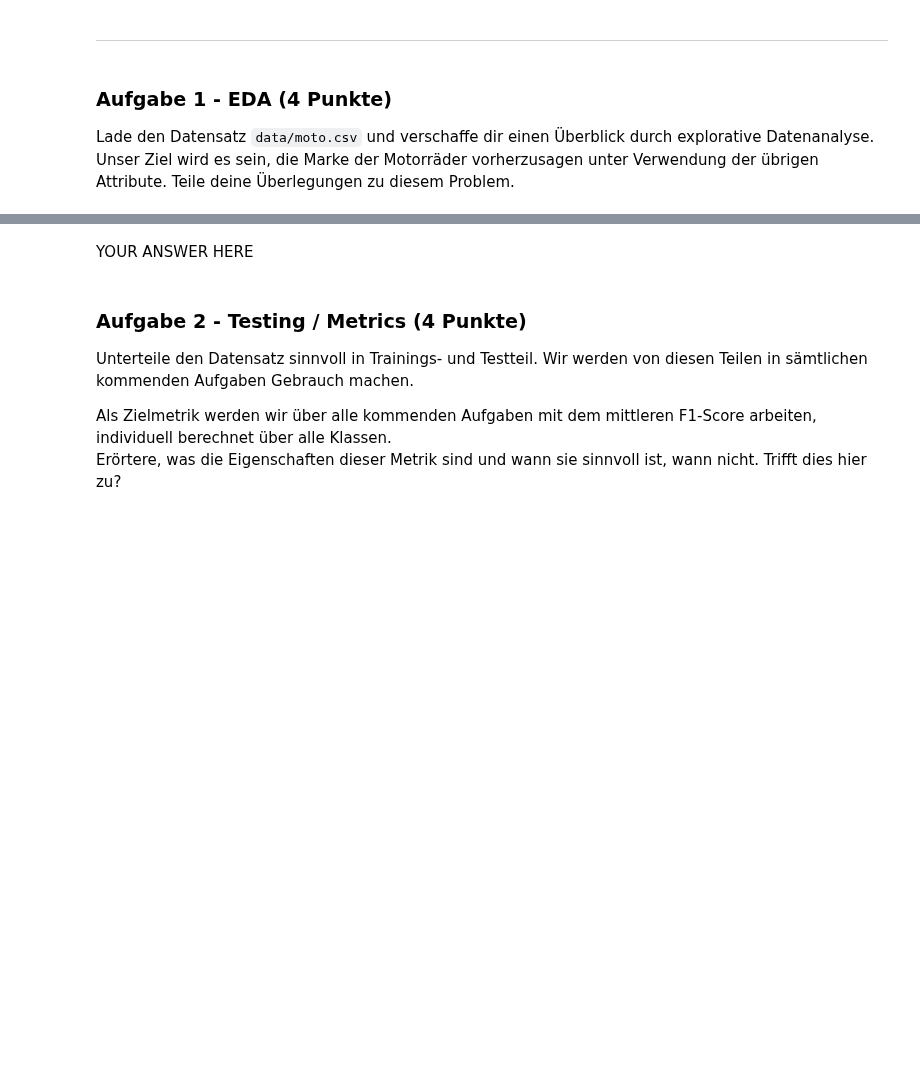
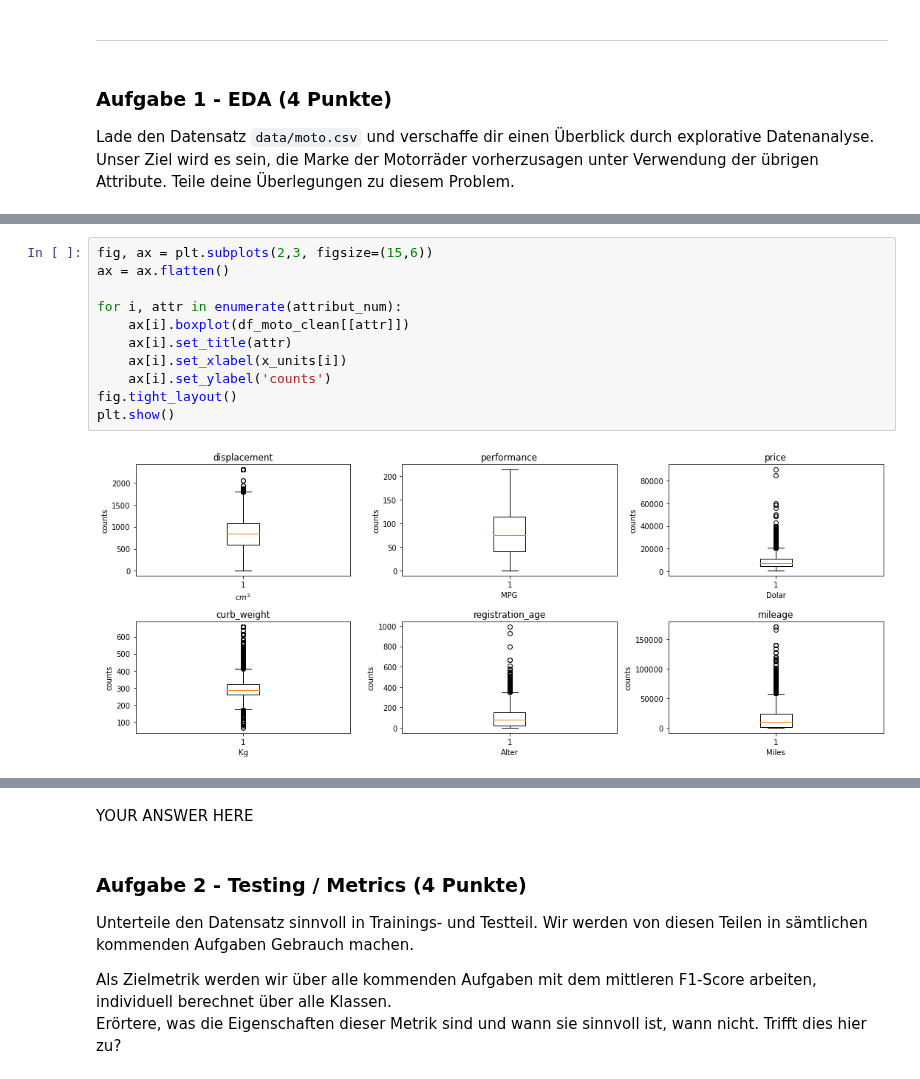
Before and after one commit to rootpi2203/ds_gml, a Jupyter notebook: gml_minichallenge_2/gml_minichallenge_2.ipynb, the cells around one changed output, grey strips where cells are left out. Saved outputs shown, nothing was run; the diff lists cells and outputs as text; blank space fills up the shorter version.

```diff
--- a/gml_minichallenge_2/gml_minichallenge_2.ipynb
+++ b/gml_minichallenge_2/gml_minichallenge_2.ipynb
@@ -35,0 +188,13 @@ raise NotImplementedError()
+# %%
+fig, ax = plt.subplots(2,3, figsize=(15,6))
+ax = ax.flatten()
+
+for i, attr in enumerate(attribut_num):
+    ax[i].boxplot(df_moto_clean[[attr]])
+    ax[i].set_title(attr)
+    ax[i].set_xlabel(x_units[i])
+    ax[i].set_ylabel('counts')
+fig.tight_layout()
+plt.show()
+# %% [output]
+[figure, added]
```
Also changed, not shown: parts of 55 cells of this notebook.
